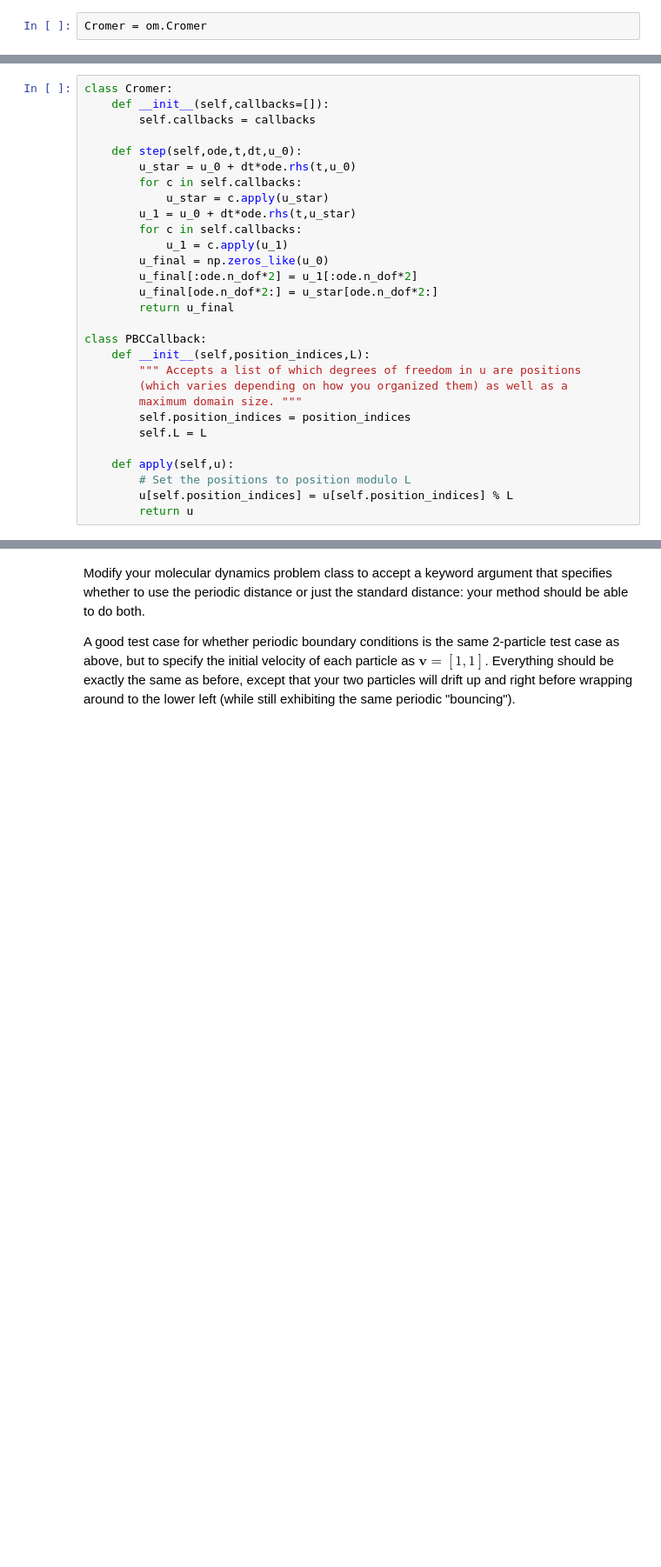
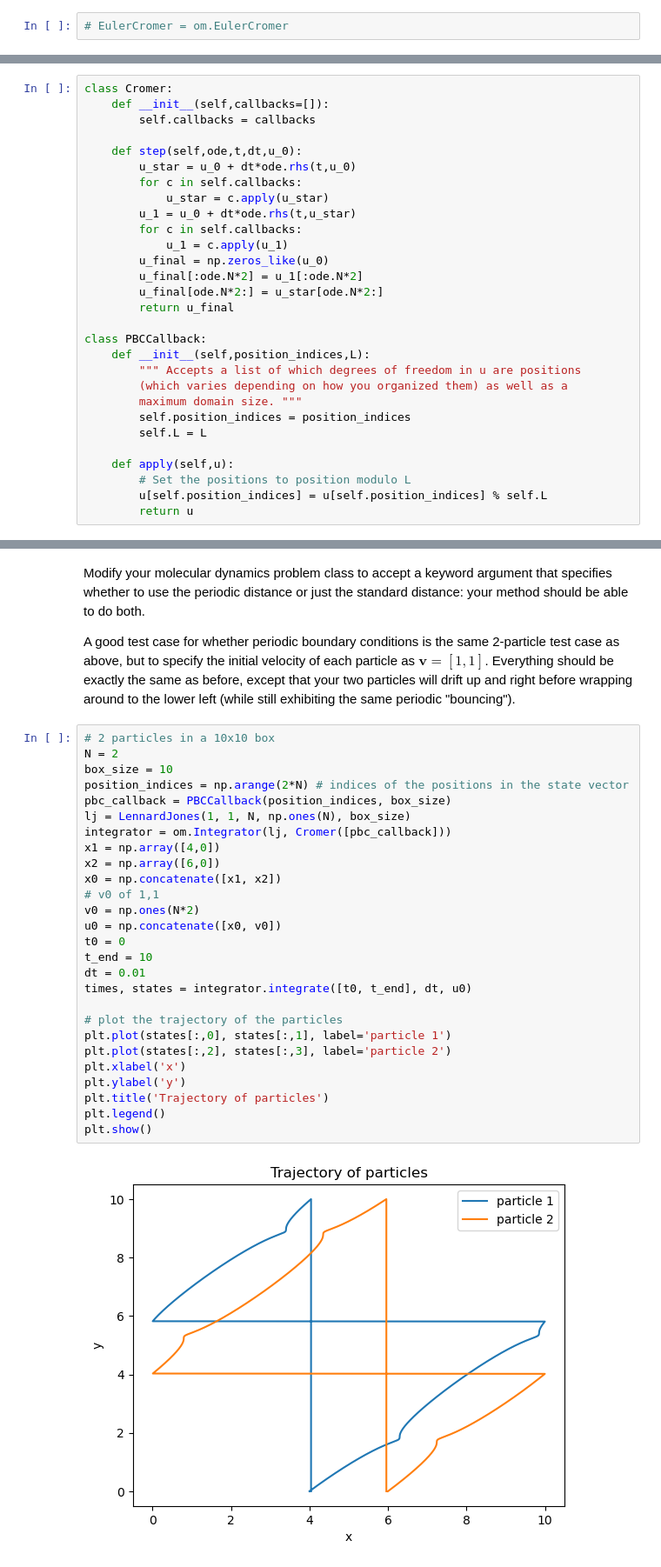
Before and after one commit to cake-dev/Simulation_class, a Jupyter notebook: Project4-Molecules/Project4a-MolecularSimulation.ipynb, the cells around one changed output, grey strips where cells are left out. Shown at 87% size. Drawn from its saved outputs; the diff is of its cells as text; blank space fills up the shorter version.

```diff
--- a/Project4-Molecules/Project4a-MolecularSimulation.ipynb
+++ b/Project4-Molecules/Project4a-MolecularSimulation.ipynb
@@ -111,7 +121,7 @@ mm
 # %% [markdown]
 In fact, why not put your time stepping schemes in there as well.  Here we'll start by using Euler-Cromer, so import it with something like
 # %%
-Cromer = om.Cromer
+# EulerCromer = om.EulerCromer
 # %% [markdown]
 One python gotcha: if you update ode_methods.py, and then reimport, python will use a cached copy and you won't get the updated code.  You can either restart the interpretor or use
 # %%
@@ -143,8 +236,8 @@ class Cromer:
         for c in self.callbacks:
             u_1 = c.apply(u_1)
         u_final = np.zeros_like(u_0)
-        u_final[:ode.n_dof*2] = u_1[:ode.n_dof*2]
-        u_final[ode.n_dof*2:] = u_star[ode.n_dof*2:]
+        u_final[:ode.N*2] = u_1[:ode.N*2]
+        u_final[ode.N*2:] = u_star[ode.N*2:]
         return u_final
 
 class PBCCallback:
@@ -157,7 +250,7 @@ class PBCCallback:
 
     def apply(self,u):
         # Set the positions to position modulo L
-        u[self.position_indices] = u[self.position_indices] % L
+        u[self.position_indices] = u[self.position_indices] % self.L
         return u
 # %% [markdown]
 You can use this callback scheme for other stuff too (imposing inequality constraints on a quantity that ought to remain positive for example), so its useful to have around.
@@ -187,3 +284,32 @@ def periodic_distance(xi,xj,L):
 Modify your molecular dynamics problem class to accept a keyword argument that specifies whether to use the periodic distance or just the standard distance: your method should be able to do both.
 
 A good test case for whether periodic boundary conditions is the same 2-particle test case as above, but to specify the initial velocity of each particle as $\mathbf{v}=[1,1]$.  Everything should be exactly the same as before, except that your two particles will drift up and right before wrapping around to the lower left (while still exhibiting the same periodic "bouncing").
+# %%
+# 2 particles in a 10x10 box
+N = 2
+box_size = 10
+position_indices = np.arange(2*N) # indices of the positions in the state vector
+pbc_callback = PBCCallback(position_indices, box_size)
+lj = LennardJones(1, 1, N, np.ones(N), box_size)
+integrator = om.Integrator(lj, Cromer([pbc_callback]))
+x1 = np.array([4,0])
+x2 = np.array([6,0])
+x0 = np.concatenate([x1, x2])
+# v0 of 1,1
+v0 = np.ones(N*2)
+u0 = np.concatenate([x0, v0])
+t0 = 0
+t_end = 10
+dt = 0.01
+times, states = integrator.integrate([t0, t_end], dt, u0)
+
+# plot the trajectory of the particles
+plt.plot(states[:,0], states[:,1], label='particle 1')
+plt.plot(states[:,2], states[:,3], label='particle 2')
+plt.xlabel('x')
+plt.ylabel('y')
+plt.title('Trajectory of particles')
+plt.legend()
+plt.show()
+# %% [output]
+[figure, added]
```
Also changed, not shown: parts of 13 cells of this notebook, 1 other file.
